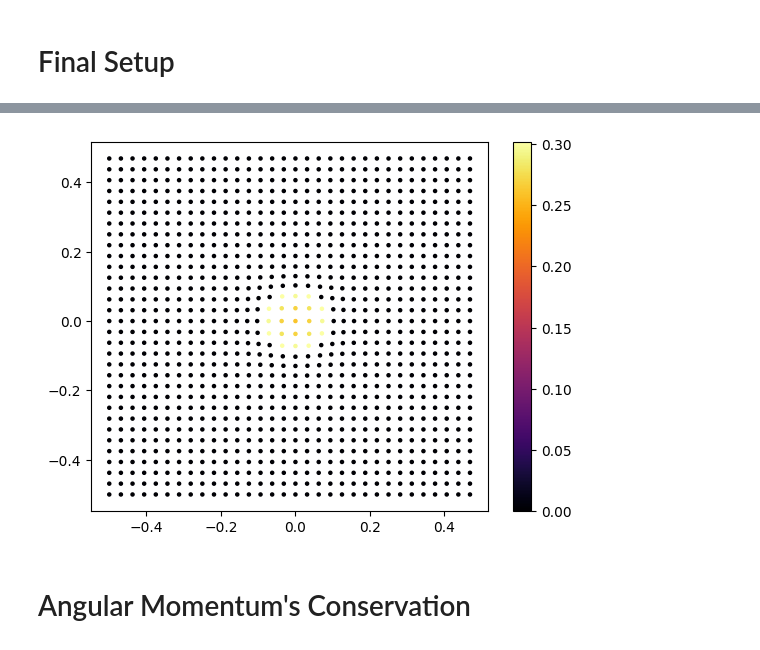
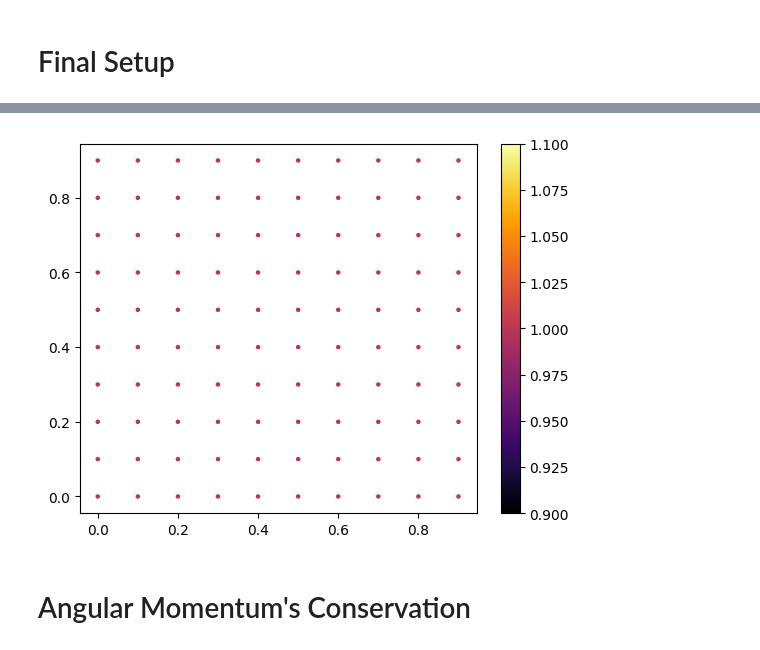
Before and after one commit to JackNarvaez/Rusph, a Jupyter notebook: Temp_Plots/Plots_sedov_blast_wave.ipynb, the cells around one changed output, grey strips where cells are left out. Drawn from its saved outputs; the diff is of its cells as text; code cells hidden in the pictures.

```diff
--- a/Temp_Plots/Plots_sedov_blast_wave.ipynb
+++ b/Temp_Plots/Plots_sedov_blast_wave.ipynb
@@ -31,7 +31,7 @@ sdf.render('rho', xsec=1.0)
 # %% [markdown]
 # Final Setup
 # %%
-sdft = src.read_csv('../Data/results/sedov_blast_wave/final.csv')
+sdft = src.read_csv('../Data/results/sedov_blast_wave/initial.csv')
 sdft.params={'mass':0.001}
 sdft
 # %% [output]
@@ -58,10 +51,10 @@ sdft1.render('u', xsec=1.0)
 # %%
-plt.scatter(sdft['x'], sdft['y'], c=sdft['u'], cmap='inferno', s=5)
+plt.scatter(sdft['x'], sdft['y'], c=sdft['rho'], cmap='inferno', s=5)
 # Add a colorbar
 plt.colorbar()
 plt.show()
 # %% [output]
-[figure, old version]
+[figure, new version]
 # %% [markdown]
 # Angular Momentum's Conservation
 # %%
```
Also changed, not shown: parts of 8 cells of this notebook, 7 other files.
